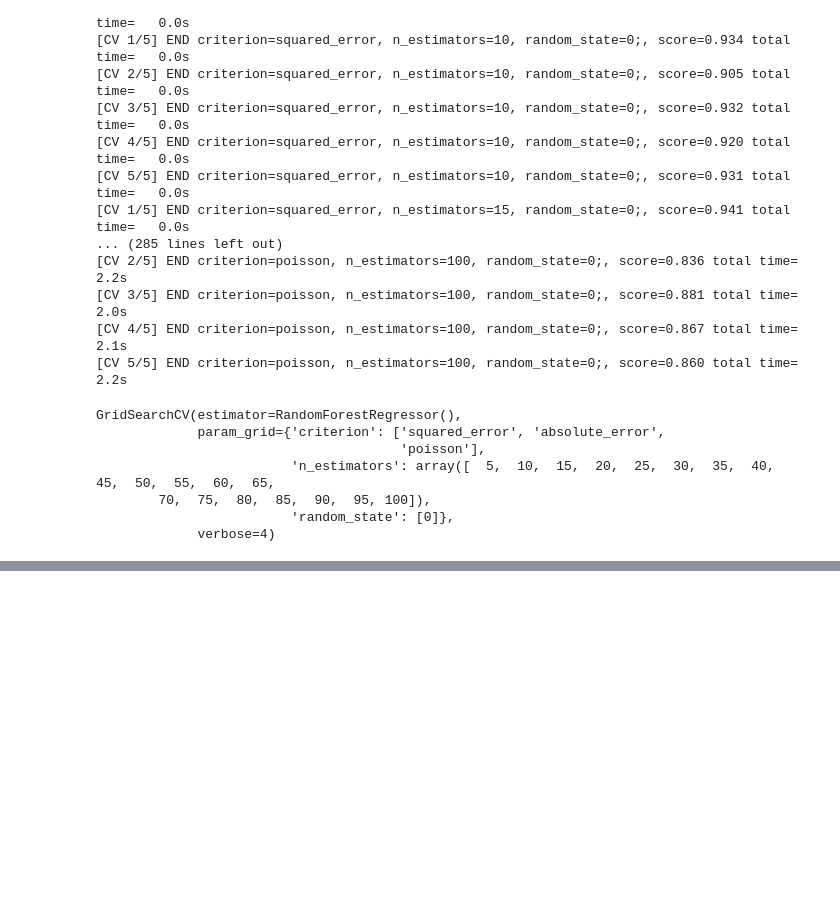
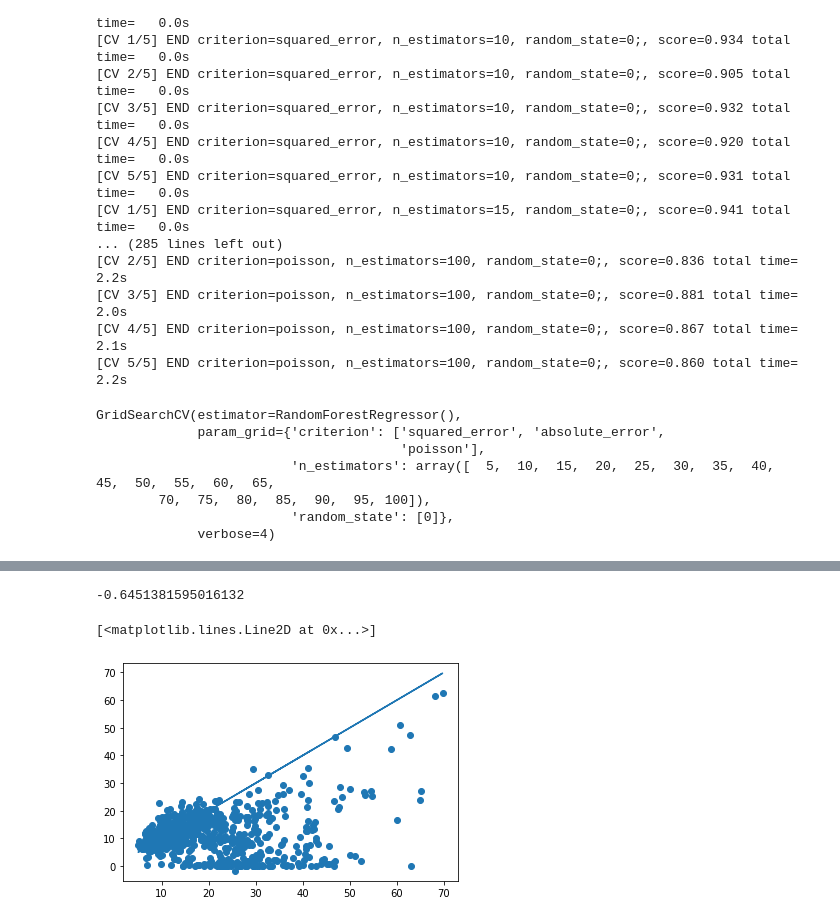
Before and after one commit to ajanaszak/Dev10Capstone, a Jupyter notebook: Code/modeling.ipynb, the cells around one changed output, grey strips where cells are left out. Saved outputs shown, nothing was run; the diff lists cells and outputs as text; code cells hidden in the pictures; blank space fills up the shorter version.

```diff
--- a/Code/modeling.ipynb
+++ b/Code/modeling.ipynb
@@ -175,0 +205,13 @@ pickle.dump(bclf, open("./Model/randomforest.pkl", "wb"))
+# %%
+from sklearn.gaussian_process import GaussianProcessRegressor
+gpr = GaussianProcessRegressor(alpha = 0.01, random_state = 0)
+gpr.fit(X_train, y_train)
+print(gpr.score(X_test, y_test))
+
+prediction = gpr.predict(X_test)
+plt.scatter(y_test, prediction)
+plt.plot(y_test, y_test)
+# %% [output]
+-0.6451381595016132
+[<matplotlib.lines.Line2D at 0x...>]
+[figure, added]
```
Also changed, not shown: parts of 7 cells of this notebook.
